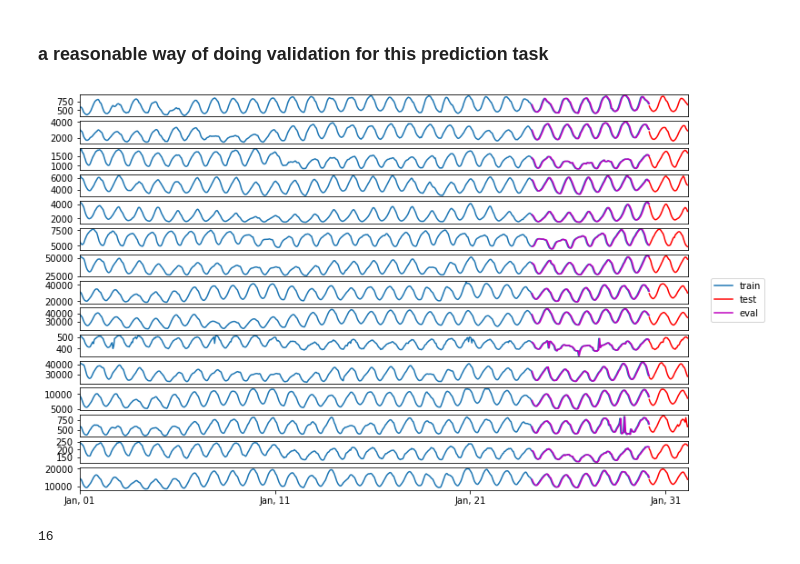
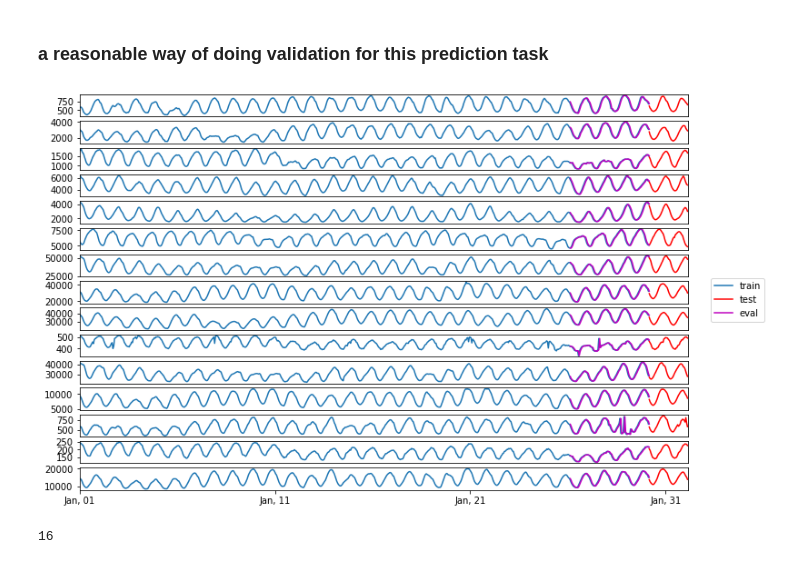
Before and after one commit to PascalIversen/gluon-ts, a Jupyter notebook: examples/validation_tutorial.ipynb, the cells around one changed output. Saved outputs shown, nothing was run; the diff lists cells and outputs as text; code cells hidden in the pictures.

```diff
--- a/examples/validation_tutorial.ipynb
+++ b/examples/validation_tutorial.ipynb
@@ -97,10 +105,10 @@ plot_dataset(dataset_test, is_test=True, n_series=15, test_end=test_end, train_e
 # %% [markdown]
 ### a reasonable way of doing validation for this prediction task
 # %%
-validation_date = train_end - pd.Timedelta(3*prediction_length, unit="h")
+validation_date = train_end - pd.Timedelta(2*prediction_length+1, unit="h")
 plot_dataset(dataset.test, is_test=True, n_series=15, test_end=test_end, train_end=train_end, validation_date=validation_date)
 # %% [output]
-[figure, old version]
+[figure, new version]
 # %%
 ### Defining the dataloader
 # %%
```
Also changed, not shown: parts of 27 cells of this notebook.
